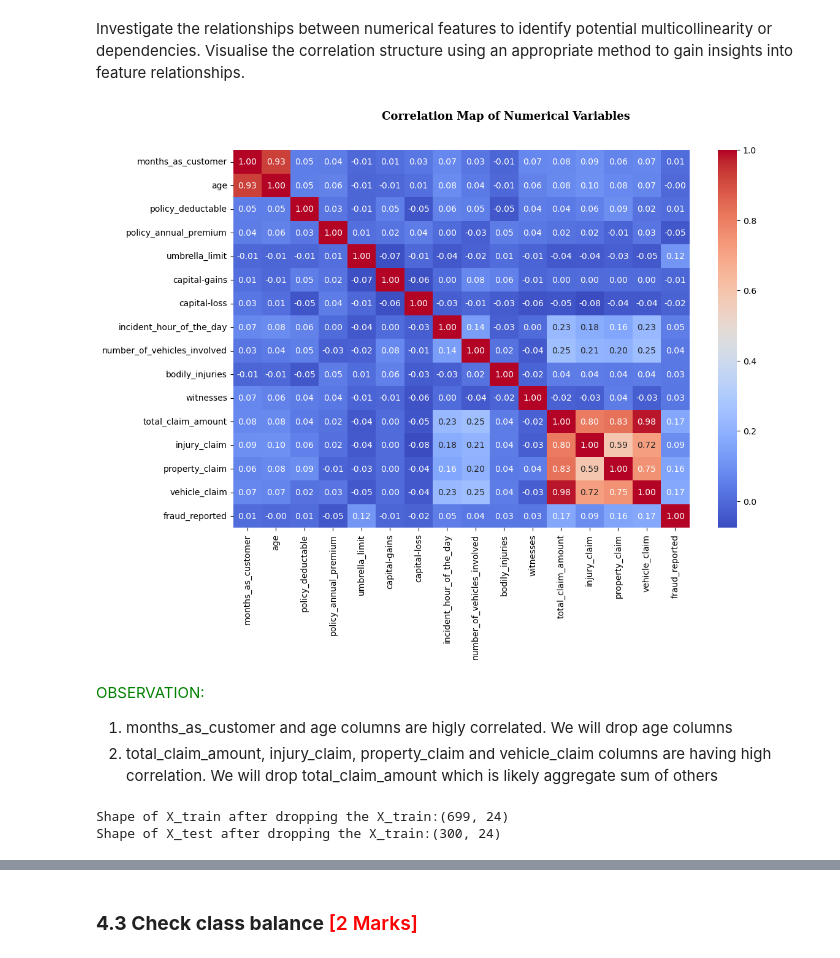
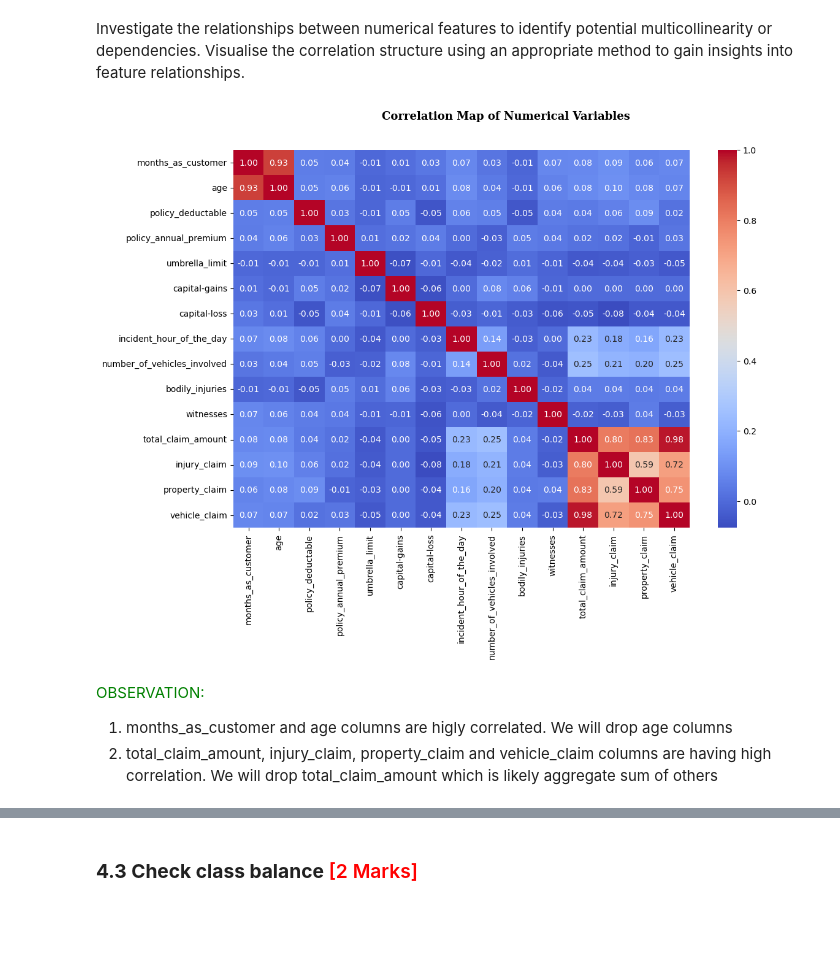
Before and after one commit to sunilkumarrudragada/Fraudulent_Claim_Detection, a Jupyter notebook: fraudulent_Claim_Detection.ipynb, the cells around one changed output, grey strips where cells are left out. Cells and saved outputs as stored; diff of their text form; code cells hidden in the pictures; blank space fills up the shorter version.

```diff
--- a/fraudulent_Claim_Detection.ipynb
+++ b/fraudulent_Claim_Detection.ipynb
@@ -446,7 +446,7 @@ df.head()
 #### **2.2.4** Identify and remove columns where a large proportion of the values are unique or near-unique, as these columns are likely to be identifiers or have very limited predictive power <font color="red">[1 Mark]</font>
 # %%
 # Identify and remove columns that are likely to be identifiers or have very limited predictive power
-coumns_to_drop = ['policy_number','policy_bind_date','policy_state','insured_zip','incident_location','incident_date', 'incident_state','incident_city','insured_hobbies','auto_make','auto_model','auto_year']
+coumns_to_drop = ['policy_number','policy_bind_date','policy_state','insured_zip','incident_location', 'incident_state','incident_city','insured_hobbies','auto_make','auto_model','auto_year']
 df.drop(coumns_to_drop, axis=1, inplace=True)
 # %%
 # Check the dataset
@@ -487,7 +487,8 @@ memory usage: 218.5+ KB
 Carefully examine the dataset and identify columns that contain date or time information but are not stored as the appropriate data type. Convert these columns to the correct datetime data type to enable proper analysis and manipulation of temporal information.
 # %%
 # Fix the data types of the columns with incorrect data types
-df['fraud_reported'] = df['fraud_reported'].map({'Y': 1, 'N': 0})
+# df['fraud_reported'] = df['fraud_reported'].map({'Y': 1, 'N': 0})
+df['incident_date'] = pd.to_datetime(df['incident_date'])
 # %%
 # Check the features of the data again
 df.info()
@@ -633,18 +634,17 @@ df[numerical_cols].describe(percentiles=[0.25,0.5,0.75,0.9,0.95,1])
 # %%
 # Create correlation matrix for numerical columns
 train_corr = X_train.copy()
-train_corr['fraud_reported'] = y_train
 
-cols_to_use = list(numerical_cols) + ['fraud_reported']
+cols_to_use = list(numerical_cols)
 corr_mat=train_corr[cols_to_use].corr()
 
 # Plot Heatmap of the correlation matrix
 plt.figure(figsize=(12, 8))
 sns.heatmap(corr_mat, annot= True, cmap='coolwarm', fmt=".2f")
 plt.suptitle('Correlation Map of Numerical Variables', fontweight='heavy', x=0.327, y=0.96, ha='left', fontsize=13, fontfamily='serif')
 plt.show()
 # %% [output]
-[figure, old version]
+[figure, new version]
 # %% [markdown]
 <span style="color:green">OBSERVATION: </br>
 1. months_as_customer and age columns are higly correlated. We will drop age columns</br>
@@ -656,6 +652,0 @@ X_test.drop(['age', 'total_claim_amount'], axis=1, inplace=True)
-# %%
-print(f'Shape of X_train after dropping the X_train:{X_train.shape}')
-print(f'Shape of X_test after dropping the X_train:{X_test.shape}')
-# %% [output]
-Shape of X_train after dropping the X_train:(699, 24)
-Shape of X_test after dropping the X_train:(300, 24)
```
Also changed, not shown: parts of 42 cells of this notebook.
